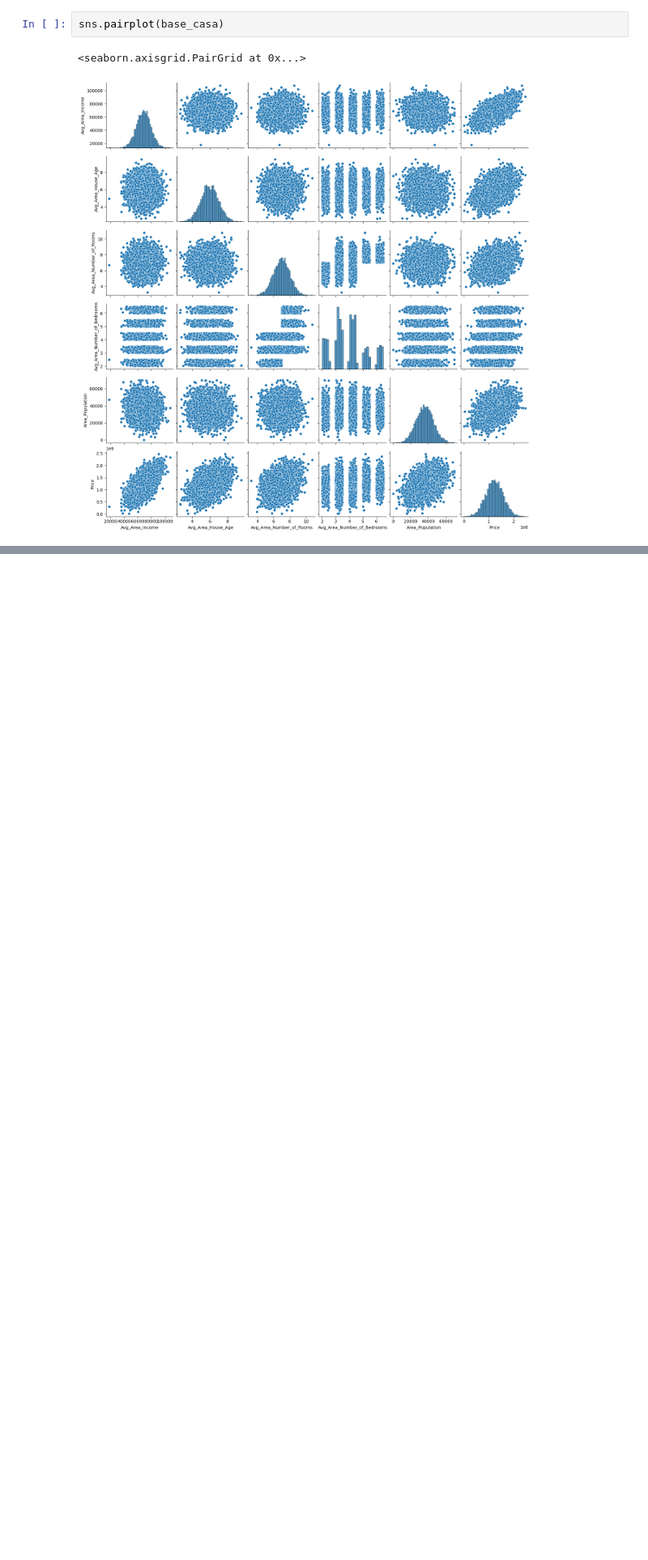
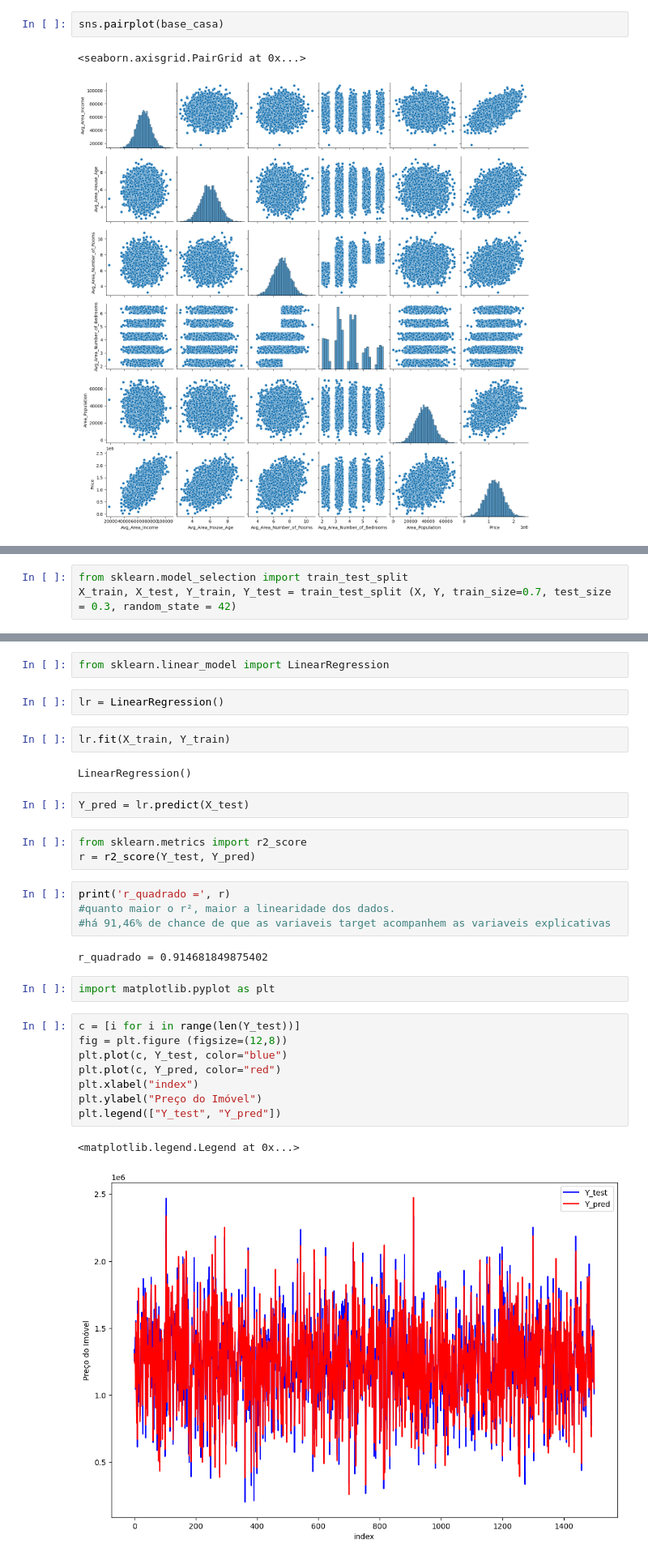
Before and after one commit to maubiazotto/estudos, a Jupyter notebook: Estudo_Regressão_linear_Kaggle.ipynb, the cells around one changed output, grey strips where cells are left out. Shown at 81% size. Cells and saved outputs as stored; diff of their text form; blank space fills up the shorter version.

```diff
--- a/Estudo_Regressão_linear_Kaggle.ipynb
+++ b/Estudo_Regressão_linear_Kaggle.ipynb
@@ -120,0 +165,3 @@ sns.pairplot(base_casa)
+# %%
+from sklearn.model_selection import train_test_split
+X_train, X_test, Y_train, Y_test = train_test_split (X, Y, train_size=0.7, test_size = 0.3, random_state = 42)
@@ -120,0 +178,32 @@ sns.pairplot(base_casa)
+# %%
+from sklearn.linear_model import LinearRegression
+# %%
+lr = LinearRegression()
+# %%
+lr.fit(X_train, Y_train)
+# %% [output]
+LinearRegression()
+# %%
+Y_pred = lr.predict(X_test)
+# %%
+from sklearn.metrics import r2_score
+r = r2_score(Y_test, Y_pred)
+# %%
+print('r_quadrado =', r)
+#quanto maior o r², maior a linearidade dos dados.
+#há 91,46% de chance de que as variaveis target acompanhem as variaveis explicativas
+# %% [output]
+r_quadrado = 0.914681849875402
+# %%
+import matplotlib.pyplot as plt
+# %%
+c = [i for i in range(len(Y_test))]
+fig = plt.figure (figsize=(12,8))
+plt.plot(c, Y_test, color="blue")
+plt.plot(c, Y_pred, color="red")
+plt.xlabel("index")
+plt.ylabel("Preço do Imóvel")
+plt.legend(["Y_test", "Y_pred"])
+# %% [output]
+<matplotlib.legend.Legend at 0x...>
+[figure, added]
```
Also changed, not shown: parts of 12 cells of this notebook.
